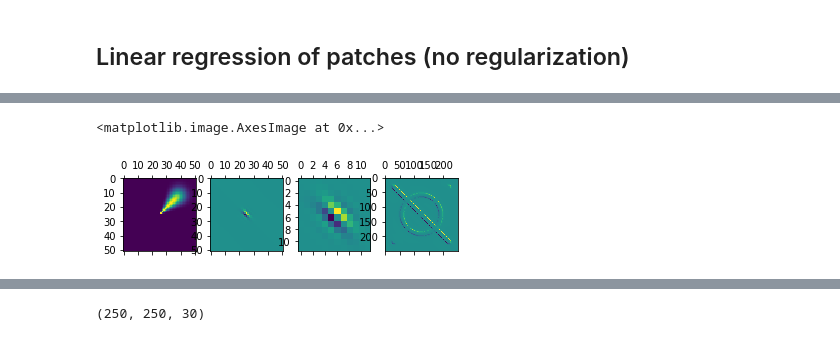
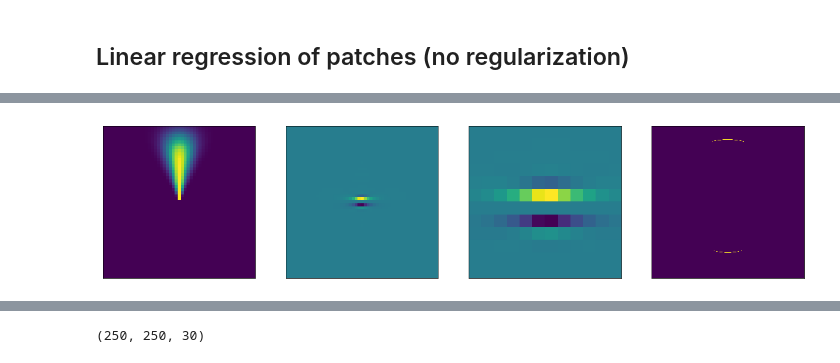
Before and after one commit to pierreglaser/templatematching-mva, a Jupyter notebook: notebooks/orientation_scores.ipynb, the cells around one changed output, grey strips where cells are left out. Saved outputs shown, nothing was run; the diff lists cells and outputs as text; code cells hidden in the pictures.

```diff
--- a/notebooks/orientation_scores.ipynb
+++ b/notebooks/orientation_scores.ipynb
@@ -63,12 +31,0 @@ plt.plot(xs, ys)
-# %%
-import itertools
-plt.subplots(nrows=10, ncols=5, sharex=True, sharey=True, figsize=(16, 8))
-j = 0
-for i, k in itertools.product(range(10), range(1, 6)):
-    Bik = make_k_th_order_spline(i, k)
-    xs = np.linspace(0, 10, 100)
-    ys = Bik(xs)
-
-    j+=1
-    plt.subplot(10, 5, j)
-    plt.plot(xs, ys)
@@ -133,15 +35,5 @@ _ = ax2.matshow(p)
 # %% [markdown]
 ## Linear regression of patches (no regularization)
-# %%
-def plot_circle(N):
-    XX, YY = np.meshgrid(np.arange(N), np.arange(N))
-    XY = np.stack([XX, YY], axis=-1)
-    center = np.array([(N - 1) / 2, (N - 1) / 2])
-    radius = N/3
-
-    val = np.linalg.norm(XY - center[np.newaxis, np.newaxis, :], axis=2)
-    ret = np.logical_and(val < 1.1*radius, val > 0.9 * radius)
-    return ret
 # %%
 def plot_cross(N):
     XX, YY = np.meshgrid(np.arange(N), np.arange(N))
@@ -231,17 +130,30 @@ def make_psi_cake_spatial_domain(k, N, N0, orient):
 # %%
-w, psi_vals, phis = make_psi_cake_spatial_domain(4,51, 6,pi/4)()
+img = circle_and_cross(500)
+# img = plot_circle(500)
+
+w, psi_vals, phis = make_psi_cake_spatial_domain(4,51, 6, 0)()
 
 
 N = w.shape[0]
-f, (ax1, ax2, ax3, ax4) = plt.subplots(ncols=4)
+f, (ax1, ax2, ax3, ax4) = plt.subplots(ncols=4, figsize=(20, 5))
 ax1.matshow(psi_vals)
 ax2.matshow(w)
 ax3.matshow(w[int(3*N/8):int(5*N/8), int(3*N/8):int(5*N/8)])
-convolved_image = convolve2d(img, w)
-ax4.matshow(convolved_image)
+convolved_image = convolve2d(img, w, mode='valid')
+ax4.matshow(np.abs(convolved_image) > 200)
+ax1.get_xaxis().set_visible(False)
+ax1.get_yaxis().set_visible(False)
+
+ax2.get_xaxis().set_visible(False)
+ax2.get_yaxis().set_visible(False)
+
+ax3.get_xaxis().set_visible(False)
+ax3.get_yaxis().set_visible(False)
+
+ax4.get_xaxis().set_visible(False)
+ax4.get_yaxis().set_visible(False)
 # %% [output]
-<matplotlib.image.AxesImage at 0x...>
-[figure, old version]
+[figure, new version]
 # %%
 c_imgs = []
 for angle in np.linspace(0, pi, 30):
```
Also changed, not shown: parts of 18 cells of this notebook.
